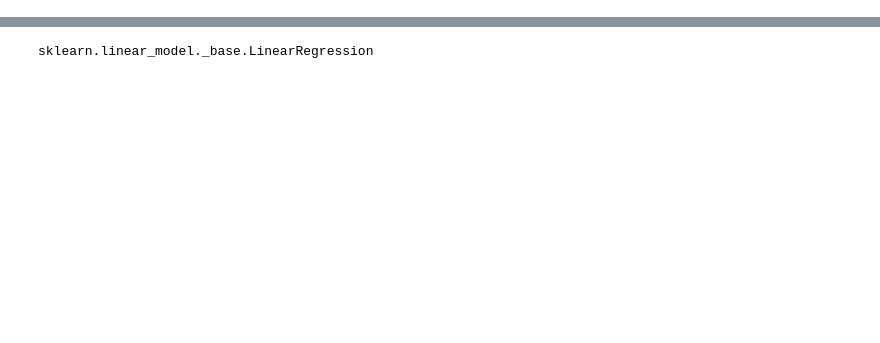
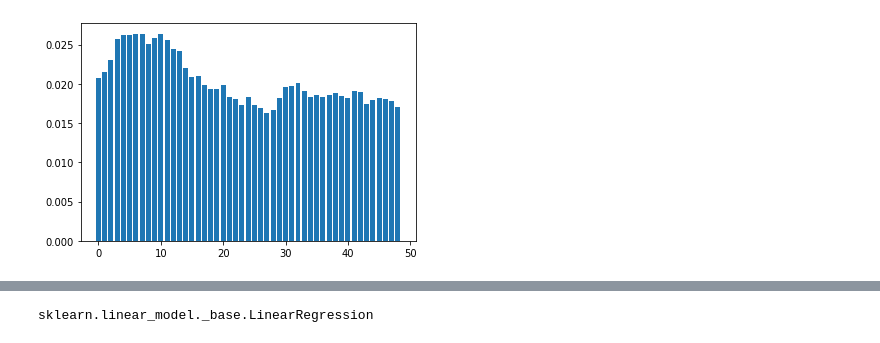
Before and after one commit to rleiva/nescience, a Jupyter notebook: examples/TimeSeries.ipynb, the cells around one changed output, grey strips where cells are left out. Cells and saved outputs as stored; diff of their text form; code cells hidden in the pictures; blank space fills up the shorter version.

```diff
--- a/examples/TimeSeries.ipynb
+++ b/examples/TimeSeries.ipynb
@@ -10,0 +66,8 @@ from nescience.timeseries import TimeSeries
+# %%
+ts = TimeSeries(multivariate=True, auto=False)
+ts.fit(y, X)
+mscd = ts.cross_miscoding(attribute=0, max_lag=50)
+plt.bar(x=np.arange(len(mscd)), height=mscd)
+plt.show()
+# %% [output]
+[figure, added]
```
Also changed, not shown: parts of 74 cells of this notebook.
